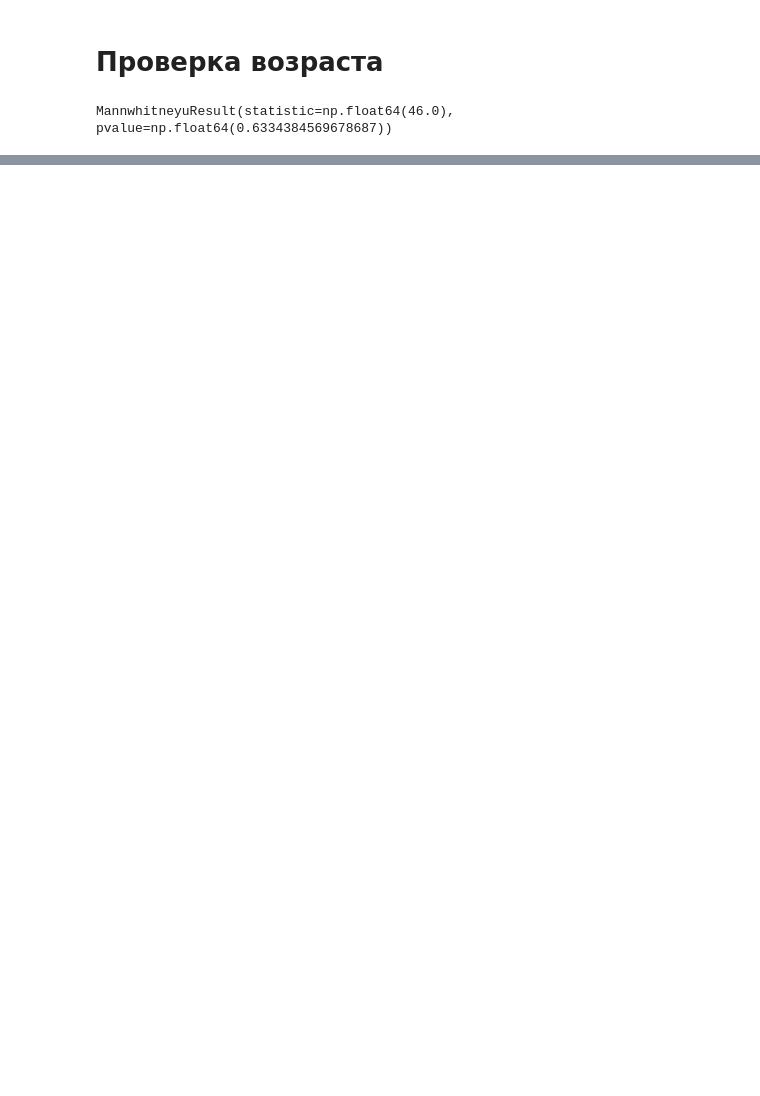
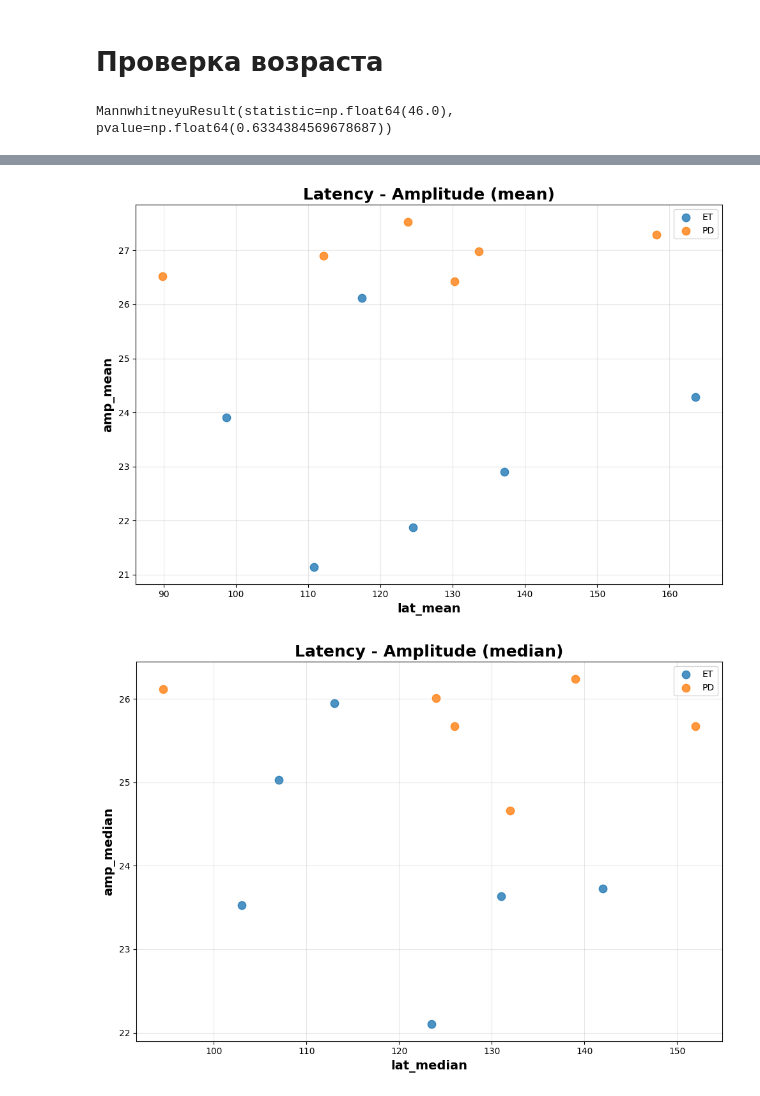
Before and after one commit to AlexanderVinarsky/PD_vs_ET_EOG_Classifier, a Jupyter notebook: [IRE]_Amplitude_statistics.ipynb, the cells around one changed output, grey strips where cells are left out. Saved outputs shown, nothing was run; the diff lists cells and outputs as text; code cells hidden in the pictures; blank space fills up the shorter version.

Commit message:
Amplitude vs latency + additional processing

```diff
--- a/[IRE]_Amplitude_statistics.ipynb
+++ b/[IRE]_Amplitude_statistics.ipynb
@@ -627,0 +800,40 @@ MannwhitneyuResult(statistic=np.float64(46.0), pvalue=np.float64(0.6334384569678
+# %%
+import numpy as np
+import matplotlib.pyplot as plt
+
+def _scatter_two_groups(df_et, df_pd, xcol, ycol, title, xlabel, ylabel):
+    x1 = df_et[xcol].to_numpy(dtype=float)
+    y1 = df_et[ycol].to_numpy(dtype=float)
+    m1 = np.isfinite(x1) & np.isfinite(y1)
+
+    x2 = df_pd[xcol].to_numpy(dtype=float)
+    y2 = df_pd[ycol].to_numpy(dtype=float)
+    m2 = np.isfinite(x2) & np.isfinite(y2)
+
+    plt.figure(figsize=(10, 7))
+    plt.scatter(x1[m1], y1[m1], s=80, alpha=0.8, label="ET")
+    plt.scatter(x2[m2], y2[m2], s=80, alpha=0.8, label="PD")
+    plt.title(title, fontsize=18, fontweight="bold")
+    plt.xlabel(xlabel, fontsize=14, fontweight="bold")
+    plt.ylabel(ylabel, fontsize=14, fontweight="bold")
+    plt.grid(True, alpha=0.3)
+    plt.legend()
+    plt.tight_layout()
+    plt.show()
+
+_scatter_two_groups(
+    lat_et_mid, lat_pd_mid,
+    xcol="lat_mean", ycol="amp_mean",
+    title="Latency - Amplitude (mean)",
+    xlabel="lat_mean", ylabel="amp_mean"
+)
+
+_scatter_two_groups(
+    lat_et_mid, lat_pd_mid,
+    xcol="lat_median", ycol="amp_median",
+    title="Latency - Amplitude (median)",
+    xlabel="lat_median", ylabel="amp_median"
+)
+# %% [output]
+[figure, added]
+[figure, added]
```
Also changed, not shown: parts of 15 cells of this notebook.
